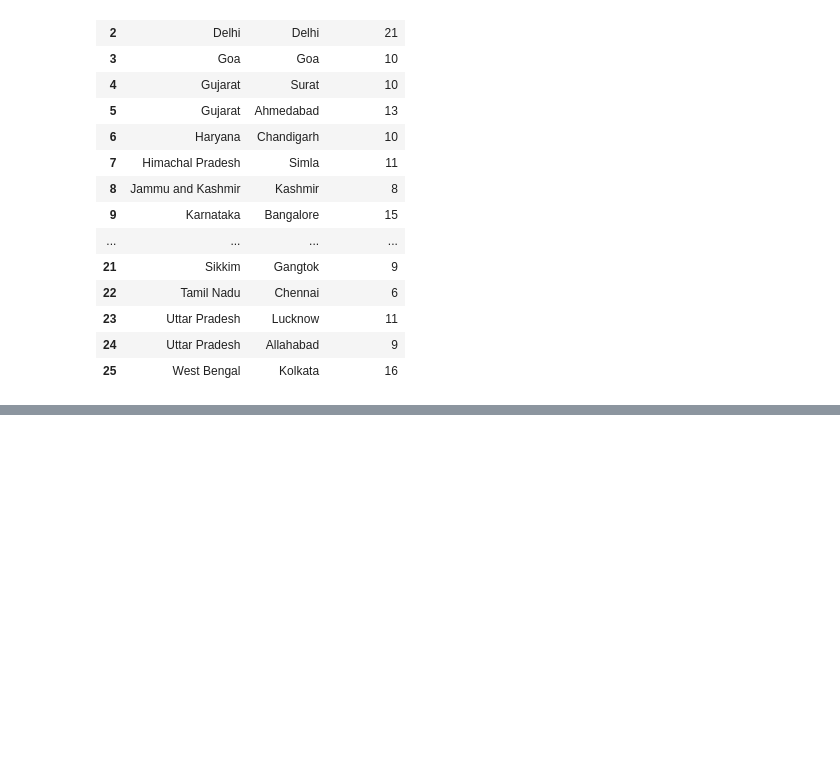
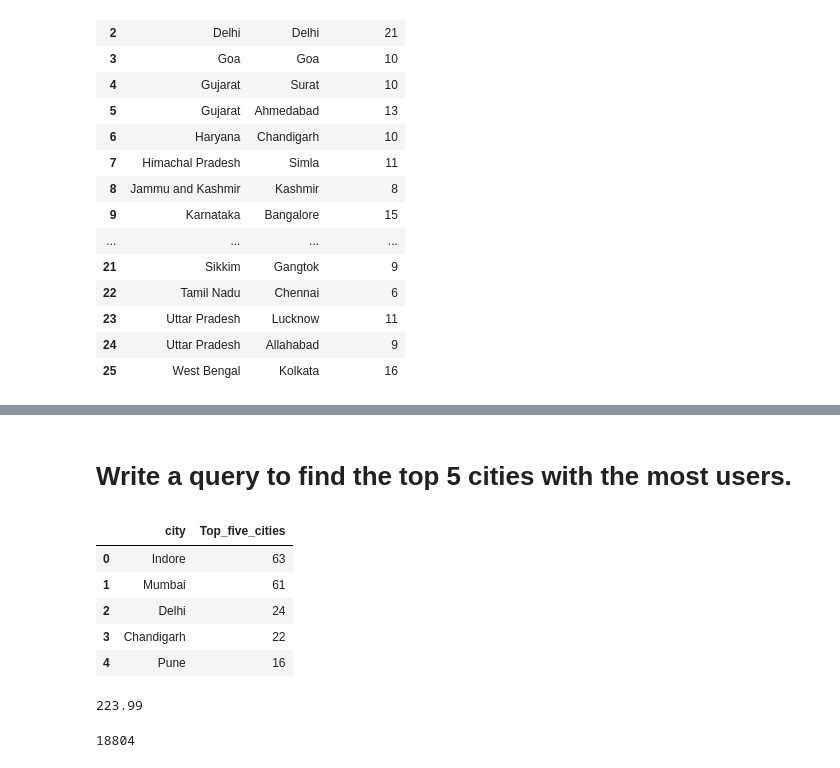
Before and after one commit to Maruf-Ahmad-khan/REVENUE-ANALYSIS, a Jupyter notebook: Case Studies using sql.ipynb, the cells around one changed output, grey strips where cells are left out. Saved outputs shown, nothing was run; the diff lists cells and outputs as text; code cells hidden in the pictures; blank space fills up the shorter version.

```diff
--- a/Case Studies using sql.ipynb
+++ b/Case Studies using sql.ipynb
@@ -219,0 +305,12 @@ users_state_city
+# %% [markdown]
+# Write a query to find the top 5 cities with the most users.
+# %%
+Top_5_cities = pd.read_sql("SELECT city, COUNT(*) AS Top_five_cities FROM users GROUP BY city ORDER BY Top_five_cities DESC LIMIT 5", mydb)
+Top_5_cities
+# %% [output]
+|  | city | Top_five_cities |
+| 0 | Indore | 63 |
+| 1 | Mumbai | 61 |
+| 2 | Delhi | 24 |
+| 3 | Chandigarh | 22 |
+| 4 | Pune | 16 |
@@ -219,0 +319,9 @@ users_state_city
+# %%
+55.97 + 153.33 + 6.28 + 5.04 + 3.37
+# %% [output]
+223.99
+# %%
+import math
+int(math.ceil(223.99 * 83.95))
+# %% [output]
+18804
```
Also changed, not shown: parts of 12 cells of this notebook, 1 other file.
